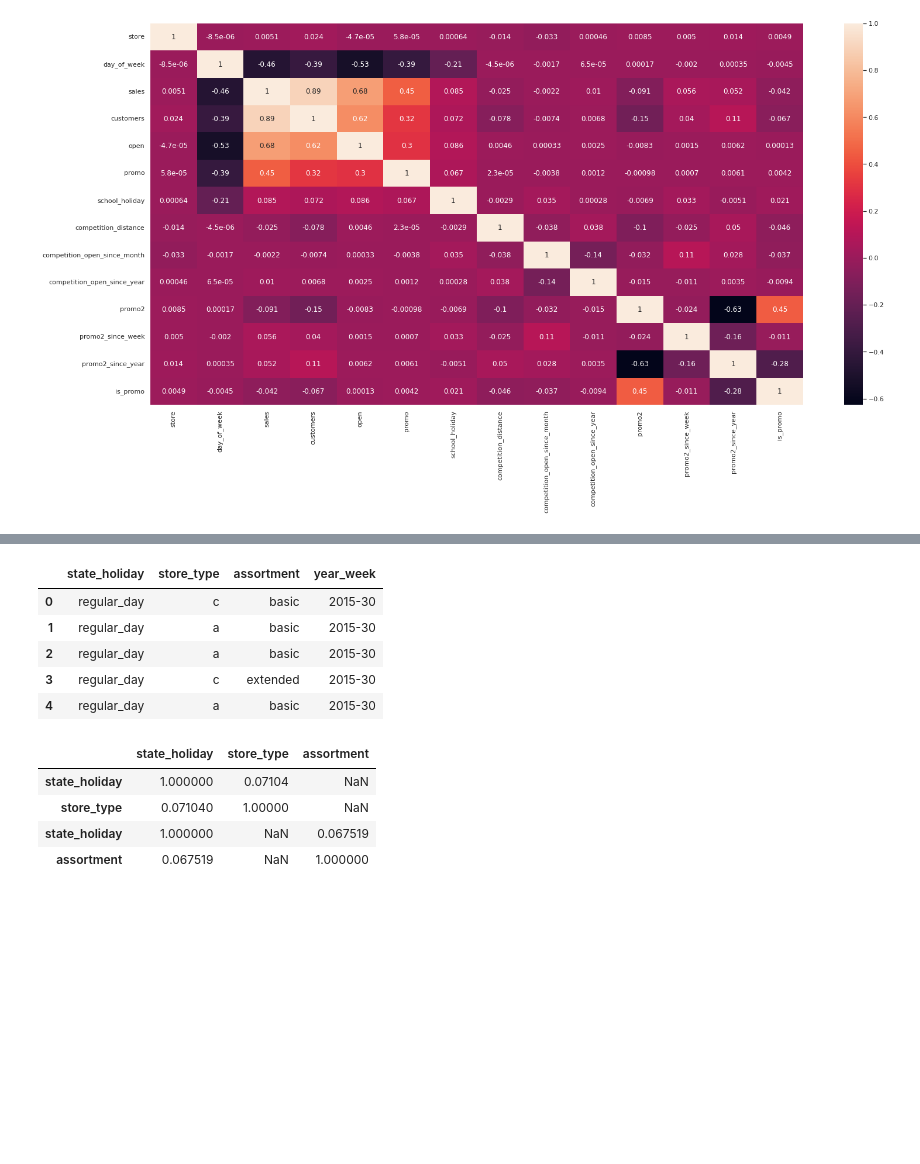
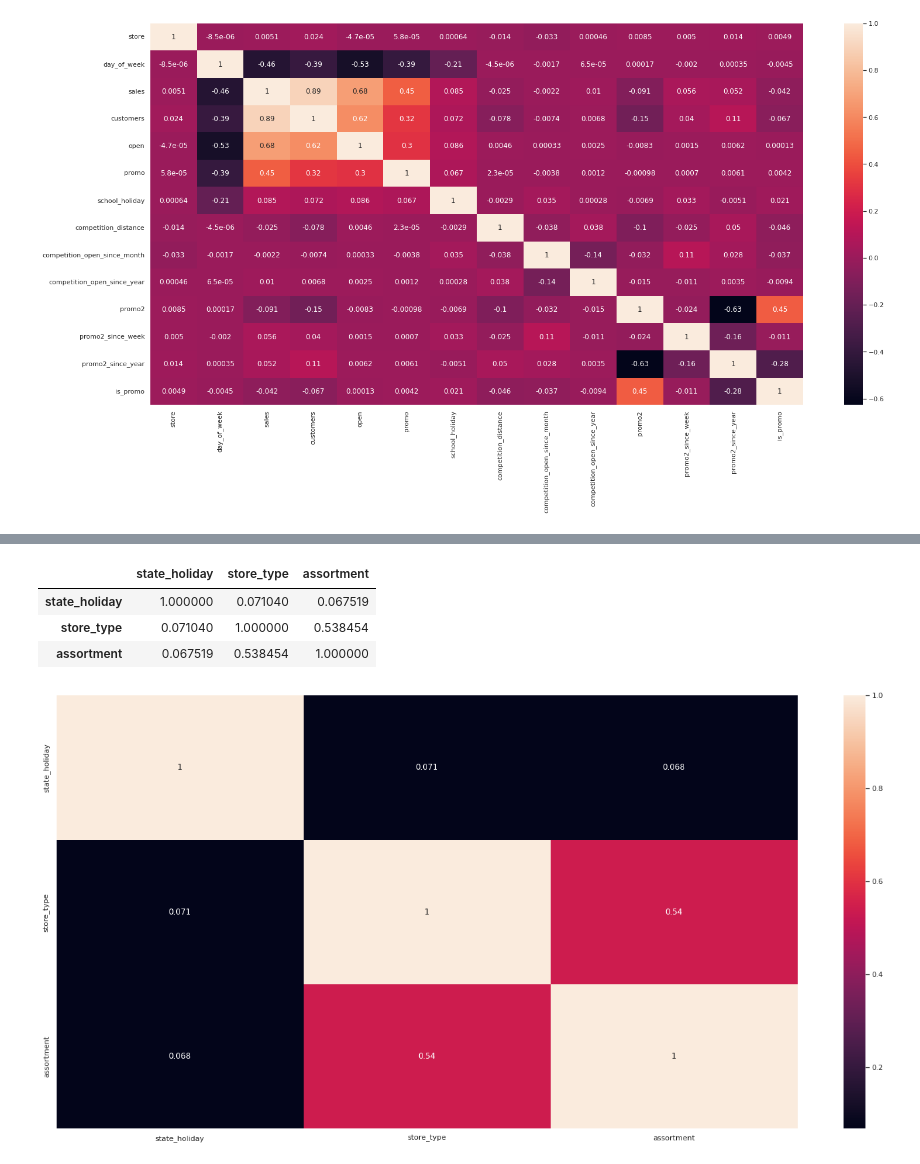
Before and after one commit to guiaraujofreitas/Rossmann-Store-Sales, a Jupyter notebook: m04_Store_Sales_prediction.ipynb, the cells around one changed output, grey strips where cells are left out. Saved outputs shown, nothing was run; the diff lists cells and outputs as text; code cells hidden in the pictures; blank space fills up the shorter version.

```diff
--- a/m04_Store_Sales_prediction.ipynb
+++ b/m04_Store_Sales_prediction.ipynb
@@ -882,9 +892,0 @@ categorical = df4.select_dtypes( include = ['object'] )
-# %%
-categorical.head()
-# %% [output]
-|  | state_holiday | store_type | assortment | year_week |
-| 0 | regular_day | c | basic | 2015-30 |
-| 1 | regular_day | a | basic | 2015-30 |
-| 2 | regular_day | a | basic | 2015-30 |
-| 3 | regular_day | c | extended | 2015-30 |
-| 4 | regular_day | a | basic | 2015-30 |
@@ -909,8 +893,15 @@ categorical_8 = corr_matrix( categorical, ['assortment', 'store_type']    )
+# %%
+#making dataframe of correlation with variable the columns of types object
+df_categorical =  corr_matrix( categorical, ['state_holiday', 'store_type','assortment'])
+
+df_categorical
+# %% [output]
+|  | state_holiday | store_type | assortment |
+| state_holiday | 1.000000 | 0.071040 | 0.067519 |
+| store_type | 0.071040 | 1.000000 | 0.538454 |
+| assortment | 0.067519 | 0.538454 | 1.000000 |
 # %%
-pd.concat([categorical_1, categorical_2])
+#plot of correlation between variable categoricals
+sns.heatmap( df_categorical, annot = True);
 # %% [output]
-|  | state_holiday | store_type | assortment |
-| state_holiday | 1.000000 | 0.07104 | NaN |
-| store_type | 0.071040 | 1.00000 | NaN |
-| state_holiday | 1.000000 | NaN | 0.067519 |
-| assortment | 0.067519 | NaN | 1.000000 |
+[figure, added]
```
Also changed, not shown: parts of 13 cells of this notebook.
